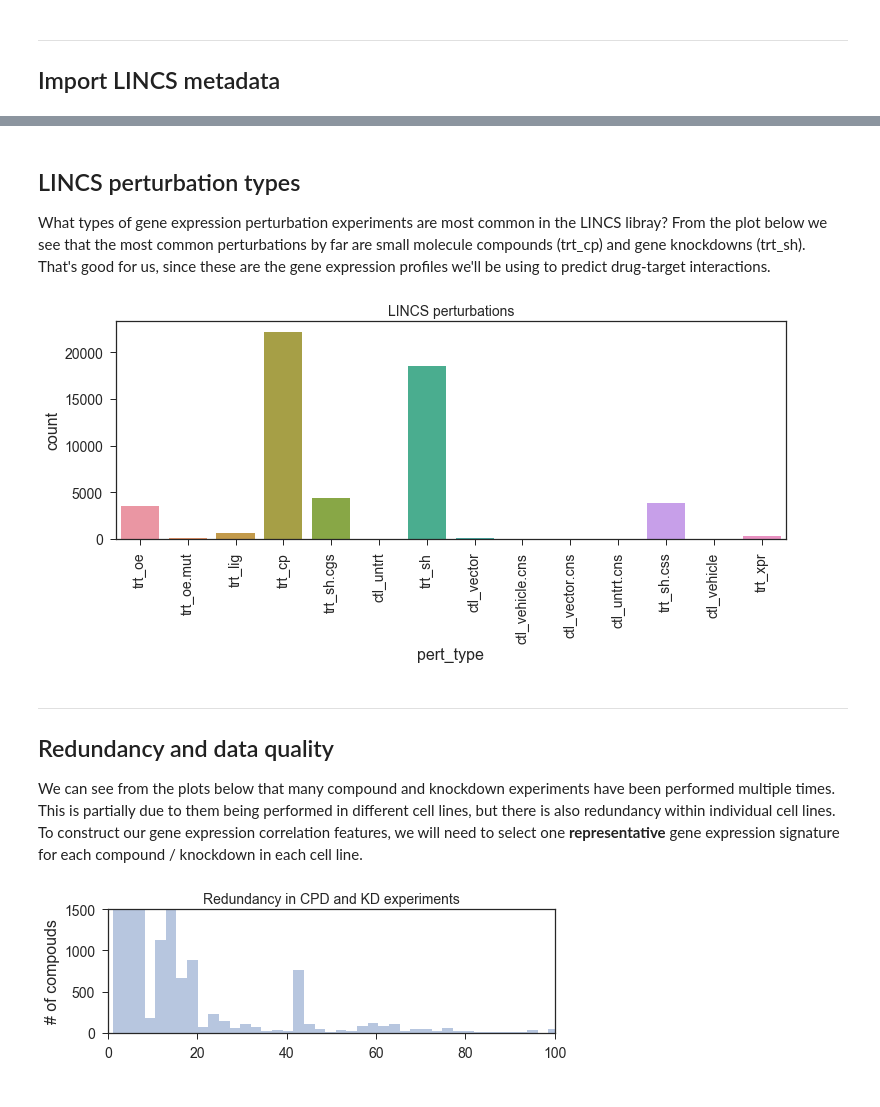
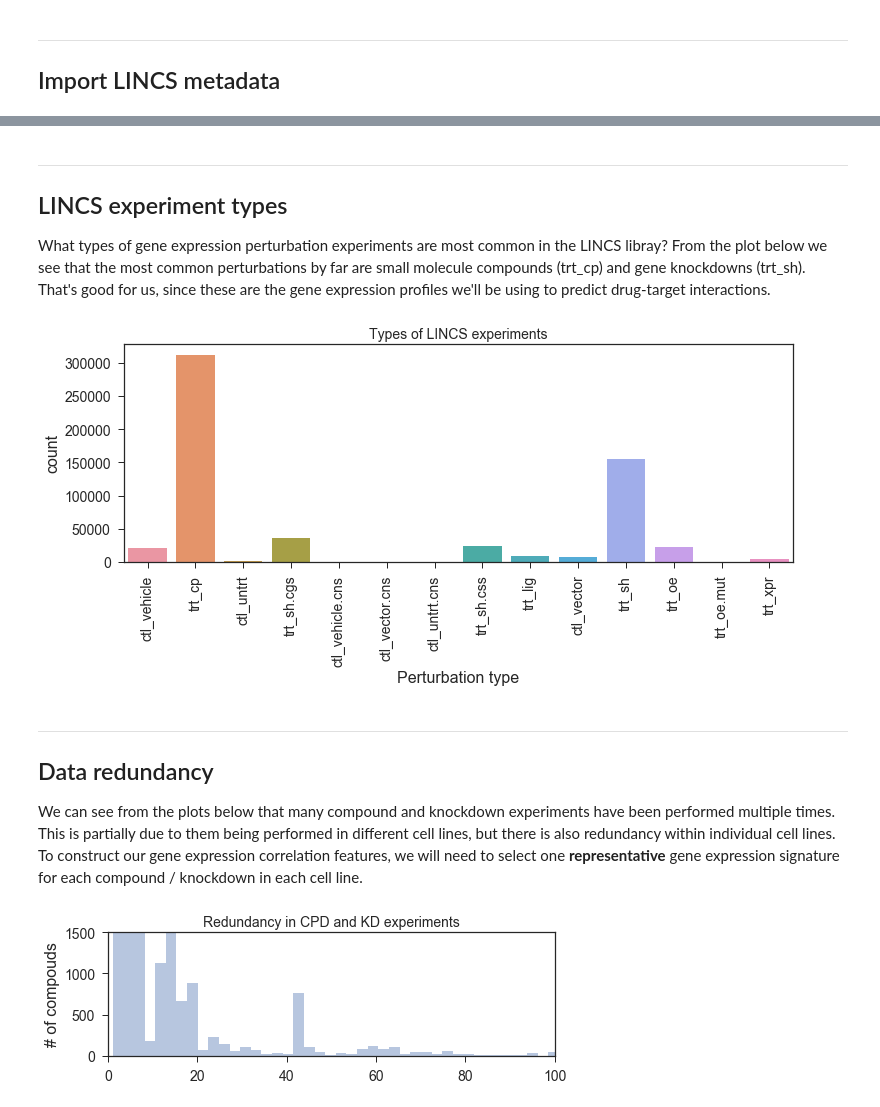
Before and after one commit to npabon/LINCS_target_prediction, a Jupyter notebook: LINCS_data_exploration.ipynb, the cells around one changed output, grey strips where cells are left out. Saved outputs shown, nothing was run; the diff lists cells and outputs as text; code cells hidden in the pictures.

```diff
--- a/LINCS_data_exploration.ipynb
+++ b/LINCS_data_exploration.ipynb
@@ -170,18 +207,20 @@ sig_metrics.sample(5)
 # %% [markdown]
-## LINCS perturbation types
+___
+## LINCS experiment types
 
 What types of gene expression perturbation experiments are most common in the LINCS libray? From the plot below we see that the most common perturbations by far are small molecule compounds (trt_cp) and gene knockdowns (trt_sh). That's good for us, since these are the gene expression profiles we'll be using to predict drug-target interactions.
 # %%
 plt.figure(figsize=(12, 4))
-sns.countplot(x="pert_type", data=pert_info)
-plt.title("LINCS perturbations")
+sns.countplot(x="pert_type", data=sig_info)
+plt.title("Types of LINCS experiments")
 plt.xticks(rotation="vertical")
+plt.xlabel('Perturbation type')
 plt.show()
 # %% [output]
-[figure, old version]
+[figure, new version]
 # %% [markdown]
 ___
-## Redundancy and data quality
+## Data redundancy
 
 We can see from the plots below that many compound and knockdown experiments have been performed multiple times. This is partially due to them being performed in different cell lines, but there is also redundancy within individual cell lines. To construct our gene expression correlation features, we will need to select one **representative** gene expression signature for each compound / knockdown in each cell line.
 # %%
```
Also changed, not shown: parts of 17 cells of this notebook, 2 other files.
